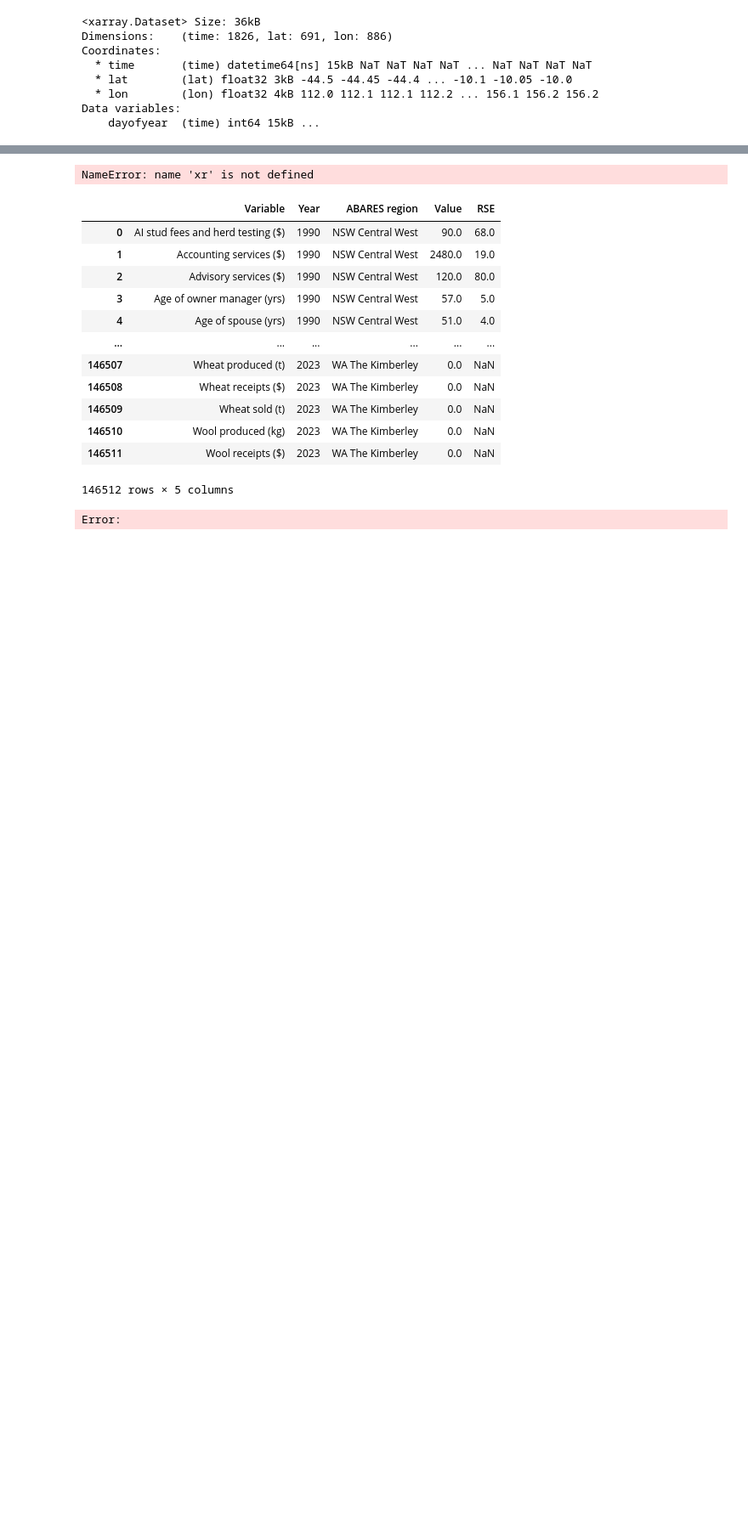
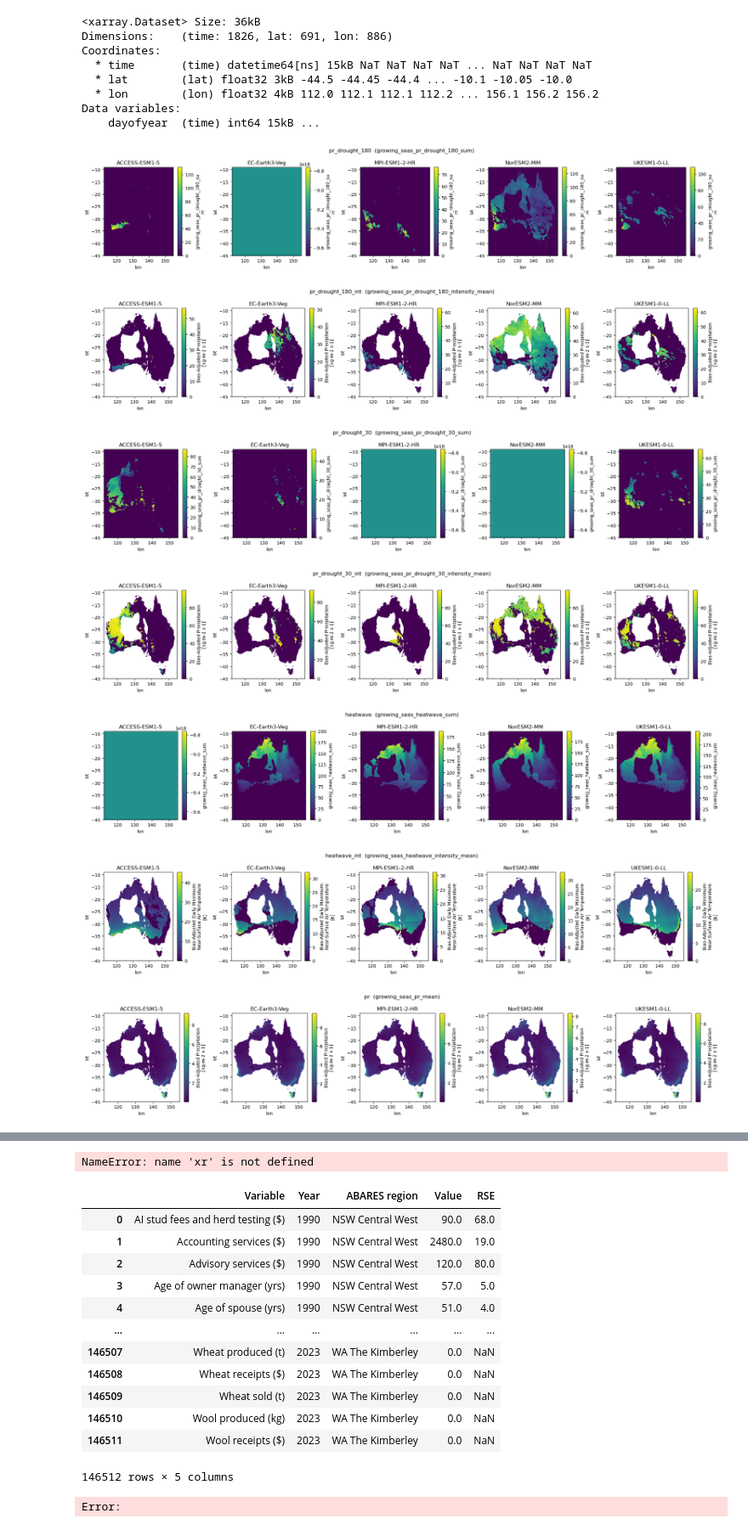
Before and after one commit to MattGrant1998/aus_wheat_yield, a Jupyter notebook: extremes/test.ipynb, the cells around one changed output, grey strips where cells are left out. Shown at 85% size. Saved outputs shown, nothing was run; the diff lists cells and outputs as text; code cells hidden in the pictures; blank space fills up the shorter version.

```diff
--- a/extremes/test.ipynb
+++ b/extremes/test.ipynb
@@ -72,3 +73,61 @@ Coordinates:
   * lon        (lon) float32 4kB 112.0 112.1 112.1 112.2 ... 156.1 156.2 156.2
 Data variables:
     dayofyear  (time) int64 15kB ...
+# %%
+import glob
+import os
+import matplotlib.pyplot as plt
+import xarray as xr
+
+BASE = '/g/data/w97/mg5624/future_yield/NARCLIM_regrid/bias_adjusted/20km/ssp370'
+RCM = 'NARCliM2-0-WRF412R3'
+SCENARIO = 'ssp370'
+
+# names as they appear in the file paths (not the in-file variable names)
+VARS = ['pr_drought_180', 'pr_drought_180_int', 'pr_drought_30', 'pr_drought_30_int',
+        'heatwave', 'heatwave_int', 'pr', 'tasmax', 'tasmin', 'gdd', 'cdd', 'tr', 'frost']
+
+
+def get_growing_da(ds):
+    """The single growing_seas_* variable in a model file (handles int/intensity naming)."""
+    names = [v for v in ds.data_vars if v.startswith('growing_seas_')]
+    if len(names) != 1:
+        raise KeyError(f"Expected one growing_seas_* var, found {names}")
+    return ds[names[0]], names[0]
+
+
+for var in VARS:
+    var_dir = f'{BASE}/{var}_FY'
+    if not os.path.isdir(var_dir):
+        print(f"{var}: no directory {var_dir}")
+        continue
+
+    models = sorted(os.listdir(var_dir))
+    fig, axes = plt.subplots(1, len(models), figsize=(4 * len(models), 4), squeeze=False)
+    da_name = None
+
+    for ax, model in zip(axes[0], models):
+        # '*' matches the realisation folder and the realisation part of the filename
+        files = glob.glob(f'{var_dir}/{model}/{RCM}/*/{SCENARIO}_{model}_{RCM}_*_{var}_FY.nc')
+        if len(files) != 1:
+            print(f"{var} | {model}: expected 1 file, found {files}")
+            ax.set_title(f"{model}\n(no file)")
+            continue
+
+        with xr.open_dataset(files[0]) as ds:
+            da, da_name = get_growing_da(ds)
+            da.mean(dim='time').plot(ax=ax)
+        ax.set_title(model)
+
+    fig.suptitle(f"{var}  ({da_name})")
+    plt.tight_layout()
+    fig.savefig(f'plot_first_timestep_{var}.png', dpi=150)
+    plt.show()
+# %% [output]
+[figure, added]
+[figure, added]
+[figure, added]
+[figure, added]
+[figure, added]
+[figure, added]
+[figure, added]
```
Also changed, not shown: parts of 6 cells of this notebook, 5 other files.
